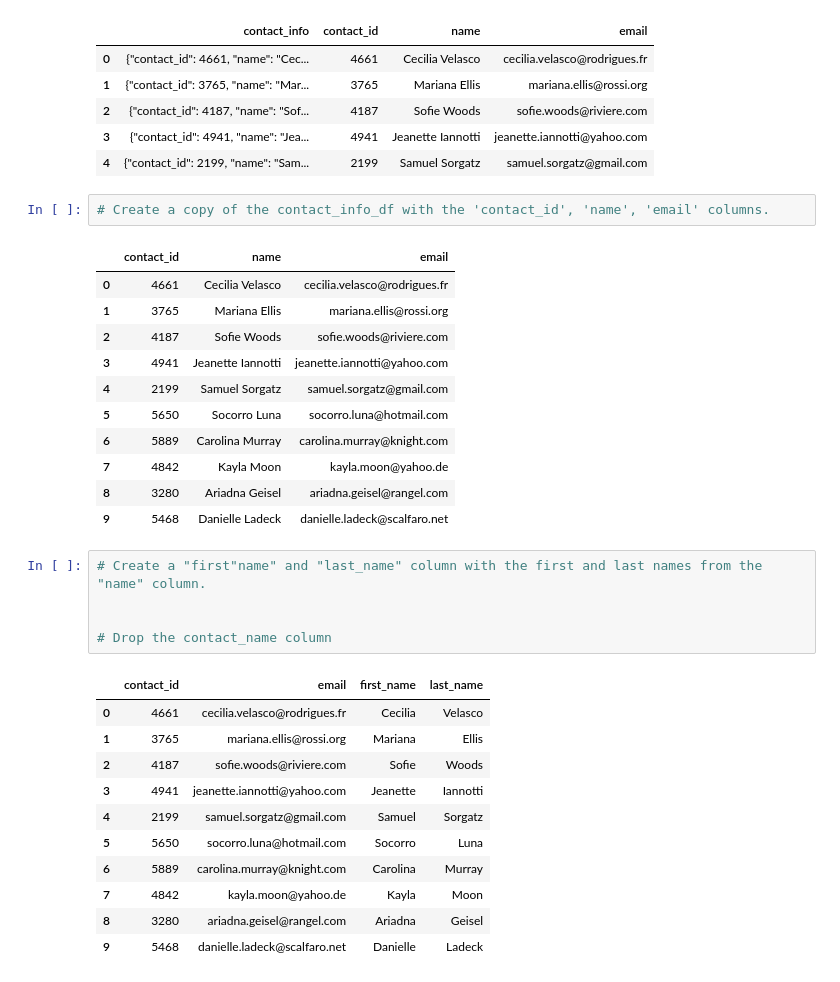
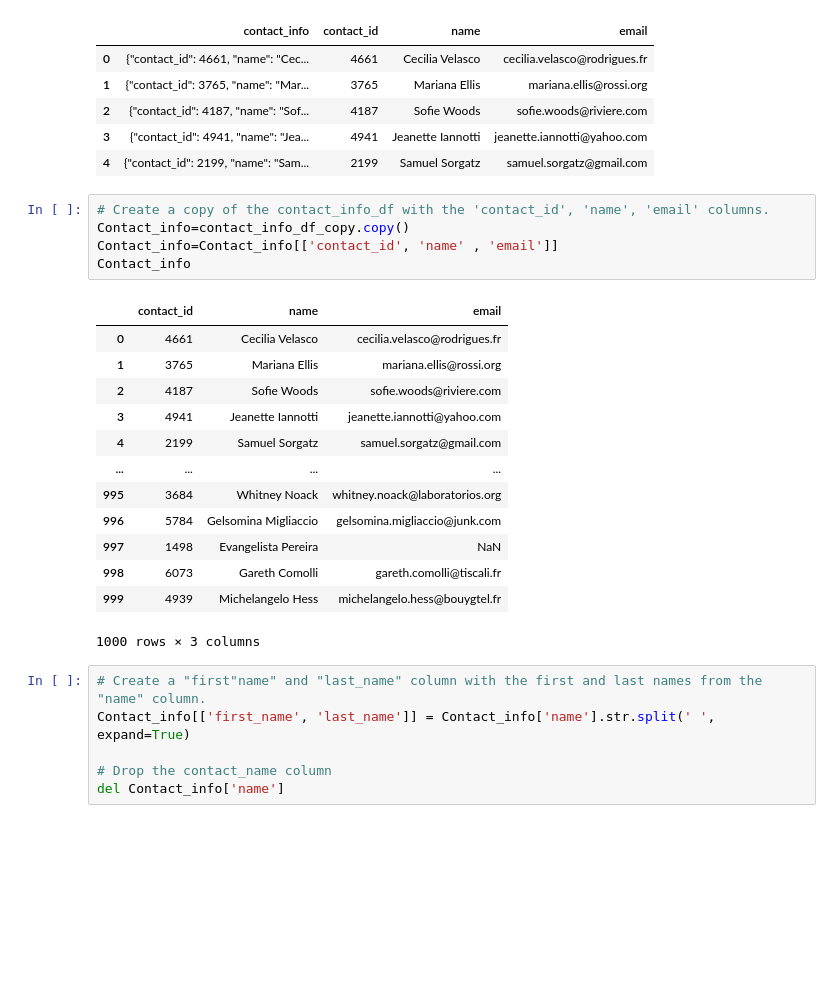
Before and after one commit to Hisako3/Crowdfunding_ETL, a Jupyter notebook: ETL_Mini_Project_HYamanaka_JDraper.ipynb, the cells around one changed output. Drawn from its saved outputs; the diff is of its cells as text; blank space fills up the shorter version.

```diff
--- a/ETL_Mini_Project_HYamanaka_JDraper.ipynb
+++ b/ETL_Mini_Project_HYamanaka_JDraper.ipynb
@@ -413,34 +421,28 @@ contact_info_df_copy.head()
 | 4 | {"contact_id": 2199, "name": "Sam... | 2199 | Samuel Sorgatz | samuel.sorgatz@gmail.com |
 # %%
 # Create a copy of the contact_info_df with the 'contact_id', 'name', 'email' columns.
+Contact_info=contact_info_df_copy.copy()
+Contact_info=Contact_info[['contact_id', 'name' , 'email']]
+Contact_info
 # %% [output]
 |  | contact_id | name | email |
 | 0 | 4661 | Cecilia Velasco | cecilia.velasco@rodrigues.fr |
 | 1 | 3765 | Mariana Ellis | mariana.ellis@rossi.org |
 | 2 | 4187 | Sofie Woods | sofie.woods@riviere.com |
 | 3 | 4941 | Jeanette Iannotti | jeanette.iannotti@yahoo.com |
 | 4 | 2199 | Samuel Sorgatz | samuel.sorgatz@gmail.com |
-| 5 | 5650 | Socorro Luna | socorro.luna@hotmail.com |
-| 6 | 5889 | Carolina Murray | carolina.murray@knight.com |
-| 7 | 4842 | Kayla Moon | kayla.moon@yahoo.de |
-| 8 | 3280 | Ariadna Geisel | ariadna.geisel@rangel.com |
-| 9 | 5468 | Danielle Ladeck | danielle.ladeck@scalfaro.net |
+| ... | ... | ... | ... |
+| 995 | 3684 | Whitney Noack | whitney.noack@laboratorios.org |
+| 996 | 5784 | Gelsomina Migliaccio | gelsomina.migliaccio@junk.com |
+| 997 | 1498 | Evangelista Pereira | NaN |
+| 998 | 6073 | Gareth Comolli | gareth.comolli@tiscali.fr |
+| 999 | 4939 | Michelangelo Hess | michelangelo.hess@bouygtel.fr |
+1000 rows × 3 columns
 # %%
 # Create a "first"name" and "last_name" column with the first and last names from the "name" column.
-
+Contact_info[['first_name', 'last_name']] = Contact_info['name'].str.split(' ', expand=True)
 
 # Drop the contact_name column
+del Contact_info['name']
-# %% [output]
-|  | contact_id | email | first_name | last_name |
-| 0 | 4661 | cecilia.velasco@rodrigues.fr | Cecilia | Velasco |
-| 1 | 3765 | mariana.ellis@rossi.org | Mariana | Ellis |
-| 2 | 4187 | sofie.woods@riviere.com | Sofie | Woods |
-| 3 | 4941 | jeanette.iannotti@yahoo.com | Jeanette | Iannotti |
-| 4 | 2199 | samuel.sorgatz@gmail.com | Samuel | Sorgatz |
-| 5 | 5650 | socorro.luna@hotmail.com | Socorro | Luna |
-| 6 | 5889 | carolina.murray@knight.com | Carolina | Murray |
-| 7 | 4842 | kayla.moon@yahoo.de | Kayla | Moon |
-| 8 | 3280 | ariadna.geisel@rangel.com | Ariadna | Geisel |
-| 9 | 5468 | danielle.ladeck@scalfaro.net | Danielle | Ladeck |
 # %%
 # Reorder the columns
```
Also changed, not shown: parts of 6 cells of this notebook, 2 other files.
